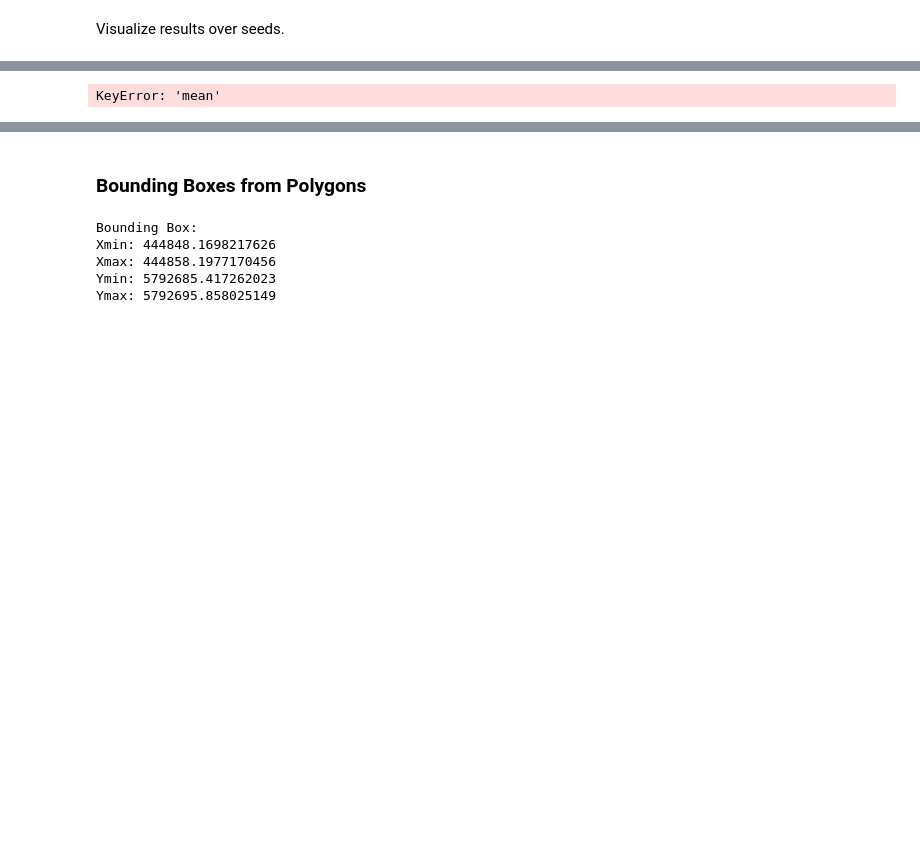
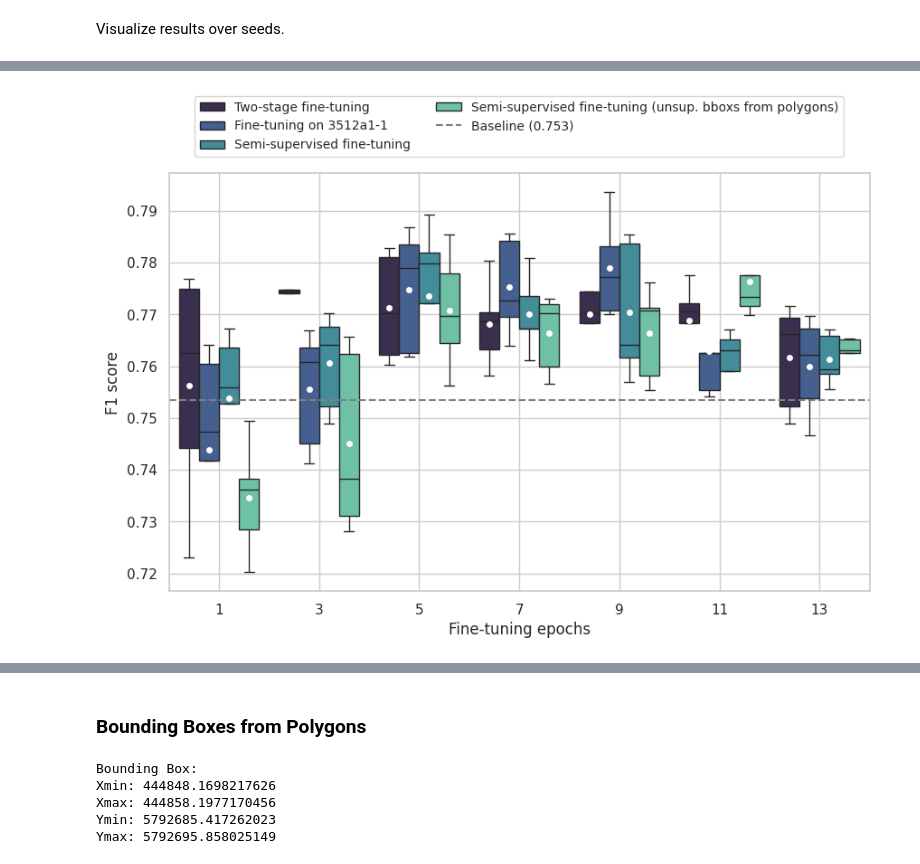
Before and after one commit to JulianZabbarov/tree-detection, a Jupyter notebook: experiments/sauen/evaluation/evaluation.ipynb, the cells around one changed output, grey strips where cells are left out. Saved outputs shown, nothing was run; the diff lists cells and outputs as text; code cells hidden in the pictures; blank space fills up the shorter version.

```diff
--- a/experiments/sauen/evaluation/evaluation.ipynb
+++ b/experiments/sauen/evaluation/evaluation.ipynb
@@ -466,13 +357,13 @@ import matplotlib.pyplot as plt
 import seaborn as sns
 import numpy as np
 
-plt.style.use('tableau-colorblind10')  # Keep the style
+plt.style.use('ggplot')  # Keep the style
 
 # Extract the baseline F1 score
-baseline_f1 = baseline_df[baseline_df['metric'] == 'f1']['score'].apply(lambda x: x['mean']).values[0]
+baseline_f1 = baseline_df[baseline_df['metric'] == 'f1']['score']['mean'].values[0]
 
 # Remove fine-tuning on dirty labels from the results
-curr_results_over_seeds = copy.deepcopy(results_over_seeds)
+curr_results_over_seeds = copy.deepcopy(raw_results_over_seeds)
 curr_results_over_seeds = curr_results_over_seeds[
     ~curr_results_over_seeds['experiment_name'].isin([
         "Fine-tuning on 3512a1-1 (unsup. bboxs from polygons)",
@@ -480,12 +371,13 @@ curr_results_over_seeds = curr_results_over_seeds[
         "Fine-tuning on 3512a1-1 (manual bboxs)"
     ])
 ]
+# custom order for experiments
+curr_results_over_seeds['experiment_name'] = pd.Categorical(curr_results_over_seeds['experiment_name'], ["Two-stage fine-tuning", "Fine-tuning on 3512a1-1", "Semi-supervised fine-tuning", "Semi-supervised fine-tuning (unsup. bboxs from polygons)"])
+
+curr_results_over_seeds = curr_results_over_seeds[curr_results_over_seeds['type'] == "test"]
 
 # Filter out f1 metric from the DataFrame
-results_subset = curr_results_over_seeds[curr_results_over_seeds['metric'] == 'f1'].copy()
-
-# Extract the 'mean' score from the 'score' column (assuming 'score' is a dictionary-like object)
-results_subset['score_mean'] = results_subset['score'].apply(lambda x: x['mean'])
+results_subset = curr_results_over_seeds[curr_results_over_seeds['f1'].notnull()]
 
 # Create a plot for each experiment
 experiment_names = list(results_subset['experiment_name'].unique())
@@ -495,36 +387,38 @@ experiment_names.sort(reverse=True)
 plt.figure(figsize=(10, 6))
 
 # Use seaborn to create boxplots
 sns.set(style="whitegrid")
 
 # Plot boxplot for each experiment grouped by epoch
 sns.boxplot(
     x='epochs',
-    y='score_mean',  # Use the 'score_mean' column
+    y='f1',
     hue='experiment_name',
     data=results_subset,
-    palette='colorblind',
-    showfliers=False
+    palette='mako',
+    showfliers=False,
+    showmeans=True,
+    meanprops={'marker': 'o', 'markerfacecolor': 'white', 'markeredgecolor': 'white', 'markersize': 4},
+
 )
 
 # Plot the baseline F1 score as a horizontal line
 plt.axhline(y=baseline_f1, color='grey', linestyle='--', label=f'Baseline ({baseline_f1:.3f})')
 
 # Add labels and title
 plt.xlabel('Fine-tuning epochs')
 plt.ylabel('F1 score')
-plt.xticks(np.arange(1, max(results_subset['epochs']) + 1, 2), np.arange(1, max(results_subset['epochs']) + 1, 2))
 
 # Add legend outside the plot at the top
-plt.legend(loc='upper center', bbox_to_anchor=(0.5, 1.15), ncol=3, fancybox=True, shadow=False, fontsize=8)
+plt.legend(loc='upper center', bbox_to_anchor=(0.5, 1.2), ncol=2, fancybox=True, shadow=False, fontsize=10)
 
 # Show the grid
 plt.grid(True)
 
 # Save the figure
 plt.savefig(ABS_EXPORT_PATH_FOR_FIGURES + "/boxplot_seeds_model_comparison.png", dpi=300, bbox_inches='tight')
 
 # Show the plot
 plt.show()
 # %% [output]
-KeyError: 'mean'
+[figure, added]
```
Also changed, not shown: parts of 13 cells of this notebook.
